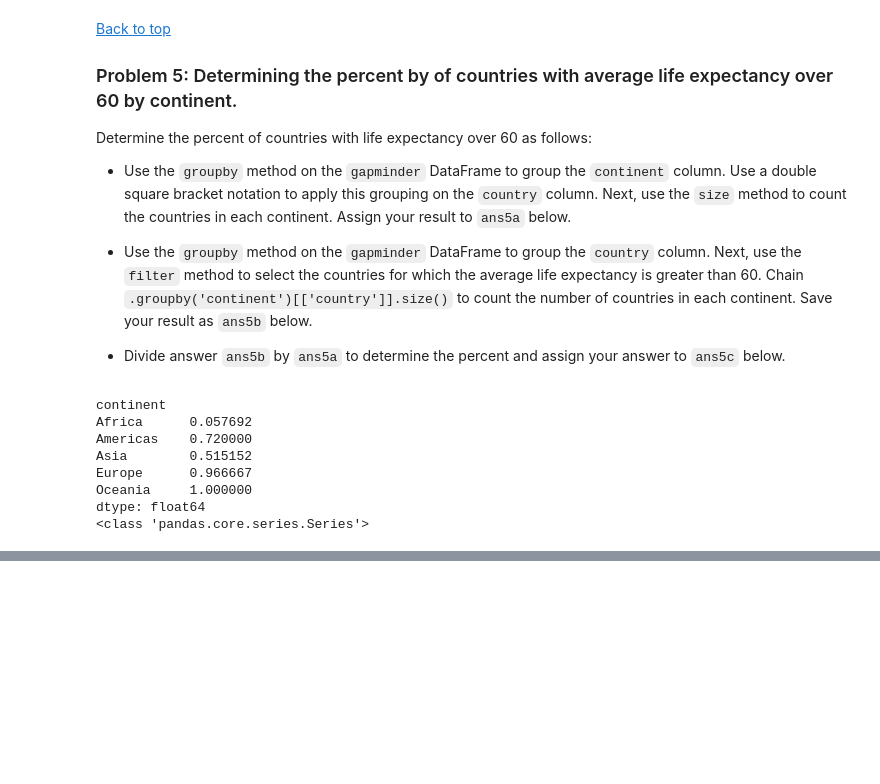
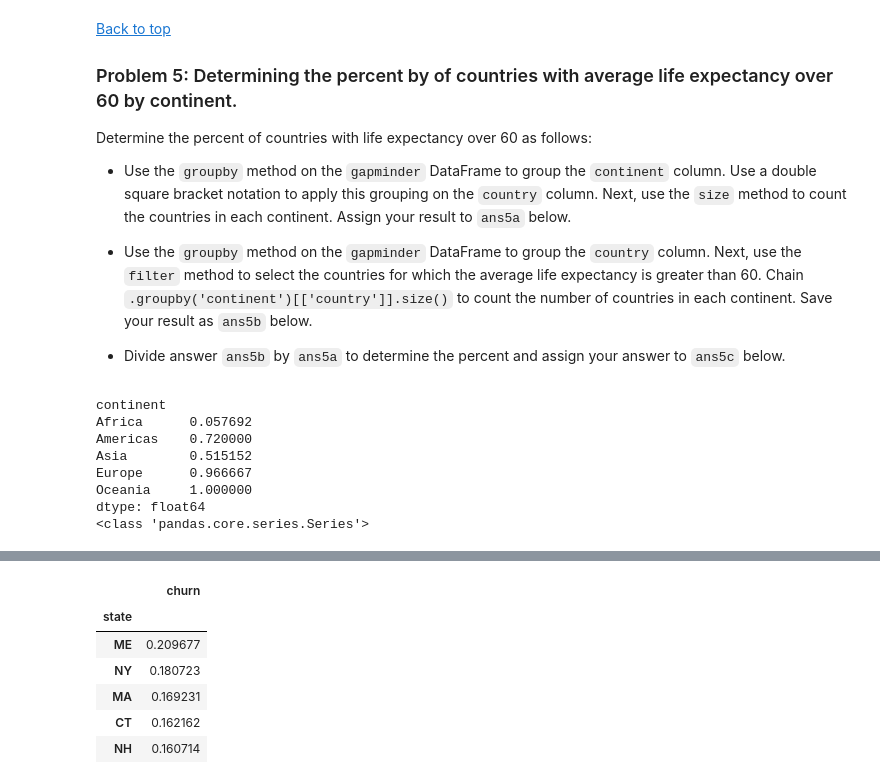
Before and after one commit to jaidatta71/Chatbot, a Jupyter notebook: self_study_codlab_activity_3_3.ipynb, the cells around one changed output, grey strips where cells are left out. Cells and saved outputs as stored; diff of their text form; code cells hidden in the pictures; blank space fills up the shorter version.

```diff
--- a/self_study_codlab_activity_3_3.ipynb
+++ b/self_study_codlab_activity_3_3.ipynb
@@ -213,0 +236,18 @@ dtype: float64
+# %%
+missing_vals = churn_df.isnull().sum()
+missing_vals
+# Answer check
+#print(type(missing_vals))
+churn_df.churn.value_counts(normalize = True)
+churn_df.groupby('intl_plan').size()
+churn_df.groupby('intl_plan')["churn"].mean()
+states = ['NY', 'MA', 'CT', 'NH', 'ME']
+churn_df.query('state in @states').groupby('state')[["churn"]].mean().sort_values("churn", ascending = False)
+# %% [output]
+|  | churn |
+| state |  |
+| ME | 0.209677 |
+| NY | 0.180723 |
+| MA | 0.169231 |
+| CT | 0.162162 |
+| NH | 0.160714 |
```
Also changed, not shown: parts of 6 cells of this notebook.
